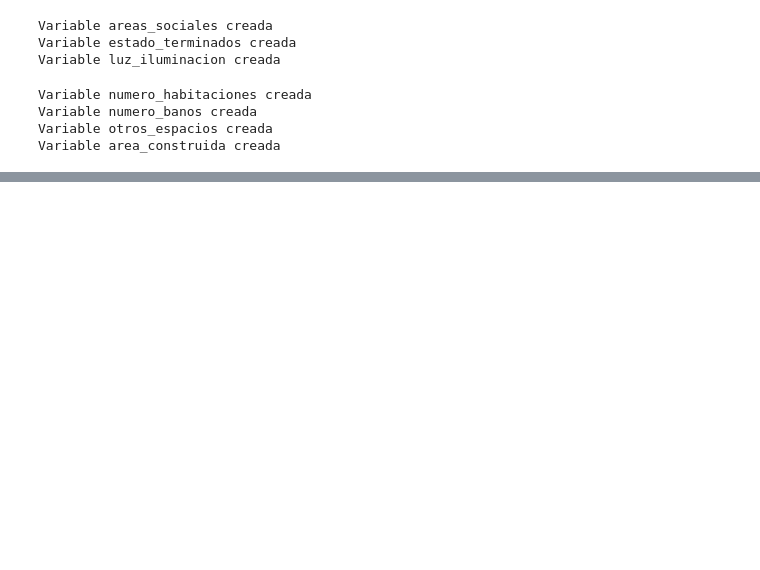
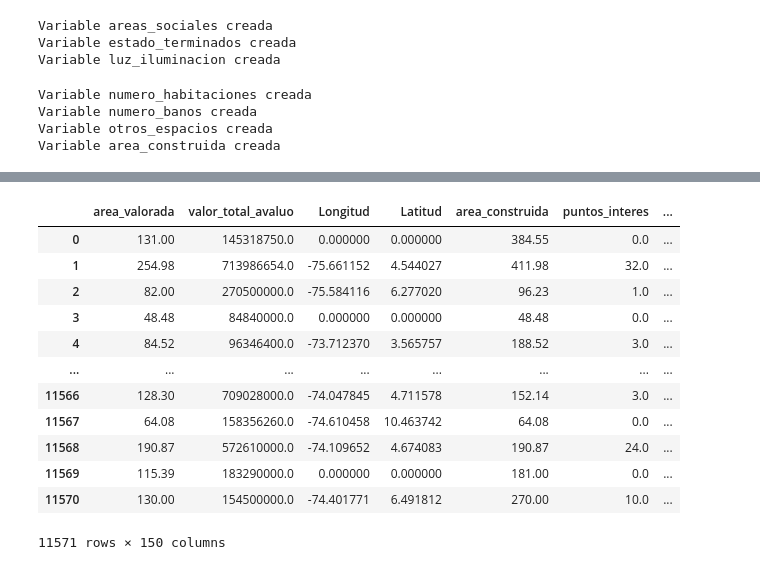
Before and after one commit to juancalderonde/forecast-home-prices, a Jupyter notebook: main.ipynb, the cells around one changed output, grey strips where cells are left out. Cells and saved outputs as stored; diff of their text form; code cells hidden in the pictures; blank space fills up the shorter version.

```diff
--- a/main.ipynb
+++ b/main.ipynb
@@ -197,3 +279,19 @@ def determinaTipoVivienda(baseOrigen: pd.DataFrame) -> pd.DataFrame:
 # %%
-baseAvaluos["area_actividad"].unique()
+def calculaPuntosInteres(baseOrigen: pd.DataFrame, puntosInteres: pd.DataFrame, rangoEspacial:float) -> pd.DataFrame:
+    baseCalculo = baseOrigen.copy()
+    def calculaPuntos(fila):
+        latitud = fila["Latitud"]
+        longitud = fila["Longitud"]
+        if abs(longitud + latitud) > 0.0:
+            filtroLatitud = puntosInteres["latitud"].between(latitud - rangoEspacial, latitud + rangoEspacial)
+            filtroLongitud = puntosInteres["longitud"].between(longitud - rangoEspacial, longitud + rangoEspacial)
+            puntosEspecificos = puntosInteres[filtroLatitud & filtroLongitud].copy()
+            return puntosEspecificos.shape[0] * 1.0
+        else:
+            return 0
+    baseCalculo["puntos_interes"] = baseCalculo.apply(lambda x: calculaPuntos(x), axis=1)
+
+    print("Variables de puntos de interes creadas")
+    return baseCalculo
+baseAvaluos = calculaPuntosInteres(baseOrigen = baseAvaluos, puntosInteres = puntosInteres, rangoEspacial = UMBRAL_ESPACIAL)
 # %% [output]
@@ -216,0 +306,15 @@ array(['0', 'Vivienda', 'RESIDENCIAL', 'Residencial', 'residencial',
+# %%
+baseEntrenamiento = baseAvaluos.copy()
+
+variablesCategoricas = ["departamento_inmueble", "andenes_en_las_vias", "estrato", "sala", "comedor","cocina","total_cupos_parquedaro", "numero_total_depositos", "areas_sociales", "estado_terminados","luz_iluminacion", "numero_habitaciones", "numero_banos","otros_espacios", "tipo_uso_inmueble", "trece_cuidades"]
+variablesNumericas = list(baseEntrenamiento.columns.difference(variablesCategoricas+["valor_total_avaluo"]))
+
+for variable in variablesCategoricas:
+    try:
+        baseEntrenamiento[variable] = baseEntrenamiento[variable].astype(int)
+    except:
+        pass
+    variablesNuevas = pd.get_dummies(baseEntrenamiento[variable], drop_first=True, prefix=variable).astype(int)
+
+    baseEntrenamiento = pd.concat([baseEntrenamiento, variablesNuevas], axis=1)
+    baseEntrenamiento.drop(variable, axis=1, inplace=True)
@@ -216,0 +389,16 @@ array(['0', 'Vivienda', 'RESIDENCIAL', 'Residencial', 'residencial',
+# %%
+baseEntrenamiento
+# %% [output]
+|  | area_valorada | valor_total_avaluo | Longitud | Latitud | area_construida | puntos_interes | ... |
+| 0 | 131.00 | 145318750.0 | 0.000000 | 0.000000 | 384.55 | 0.0 | ... |
+| 1 | 254.98 | 713986654.0 | -75.661152 | 4.544027 | 411.98 | 32.0 | ... |
+| 2 | 82.00 | 270500000.0 | -75.584116 | 6.277020 | 96.23 | 1.0 | ... |
+| 3 | 48.48 | 84840000.0 | 0.000000 | 0.000000 | 48.48 | 0.0 | ... |
+| 4 | 84.52 | 96346400.0 | -73.712370 | 3.565757 | 188.52 | 3.0 | ... |
+| ... | ... | ... | ... | ... | ... | ... | ... |
+| 11566 | 128.30 | 709028000.0 | -74.047845 | 4.711578 | 152.14 | 3.0 | ... |
+| 11567 | 64.08 | 158356260.0 | -74.610458 | 10.463742 | 64.08 | 0.0 | ... |
+| 11568 | 190.87 | 572610000.0 | -74.109652 | 4.674083 | 190.87 | 24.0 | ... |
+| 11569 | 115.39 | 183290000.0 | 0.000000 | 0.000000 | 181.00 | 0.0 | ... |
+| 11570 | 130.00 | 154500000.0 | -74.401771 | 6.491812 | 270.00 | 10.0 | ... |
+11571 rows × 150 columns
```
Also changed, not shown: parts of 14 cells of this notebook, 1 other file.
